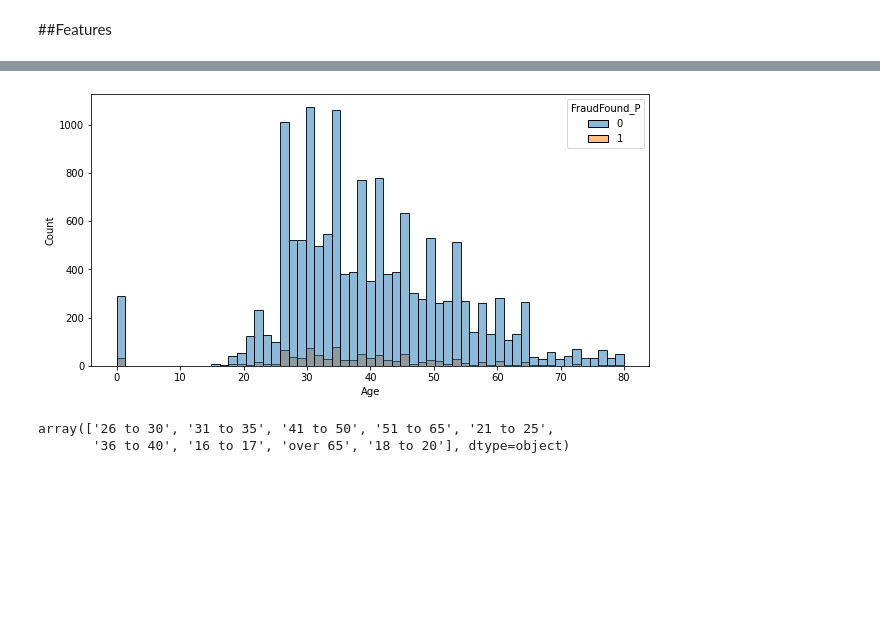
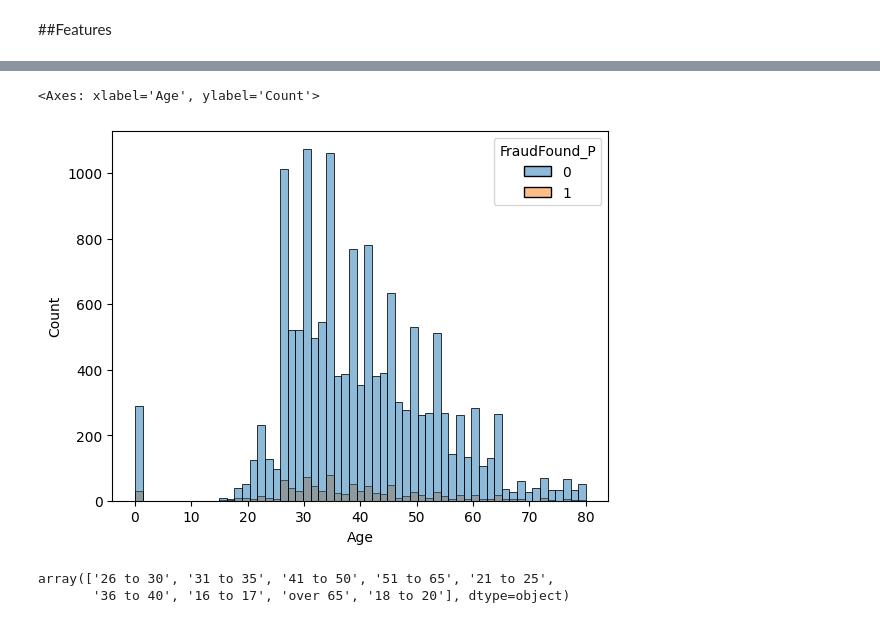
Before and after one commit to aziegert/Vehicle_Insurance_Claim_Fraud_Detection, a Jupyter notebook: Vehicle_Insurance_Claim_Fraud_Detection_v2.ipynb, the cells around one changed output, grey strips where cells are left out. Saved outputs shown, nothing was run; the diff lists cells and outputs as text; code cells hidden in the pictures; blank space fills up the shorter version.

```diff
--- a/Vehicle_Insurance_Claim_Fraud_Detection_v2.ipynb
+++ b/Vehicle_Insurance_Claim_Fraud_Detection_v2.ipynb
@@ -128,11 +161,8 @@ px.histogram(df['Age'], width=800, height=400)
 # %%
-plt.figure(figsize=(10,5))
-
 sns.histplot(data=df, x='Age', hue='FraudFound_P')
-
-plt.show()
 # %% [output]
+<Axes: xlabel='Age', ylabel='Count'>
-[figure, old version]
+[figure, new version]
 # %%
 df['AgeOfPolicyHolder'].unique()
 # %% [output]
```
Also changed, not shown: parts of 10 cells of this notebook.
